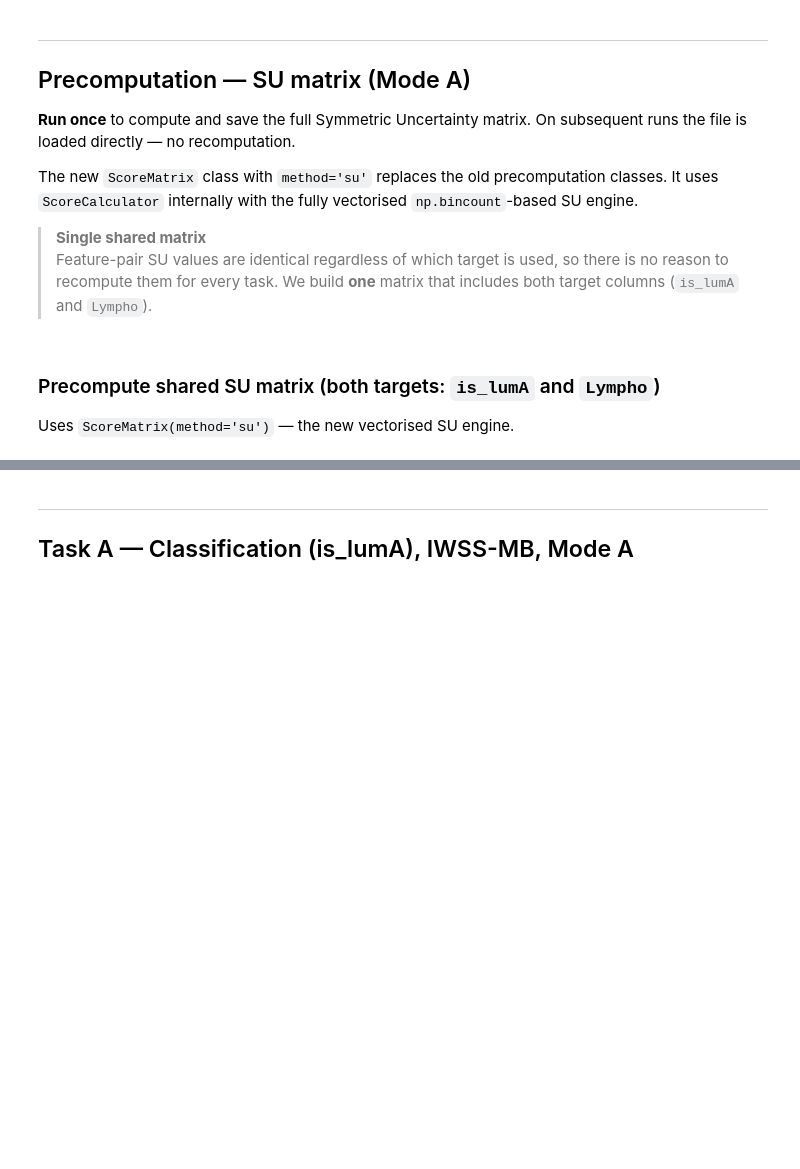
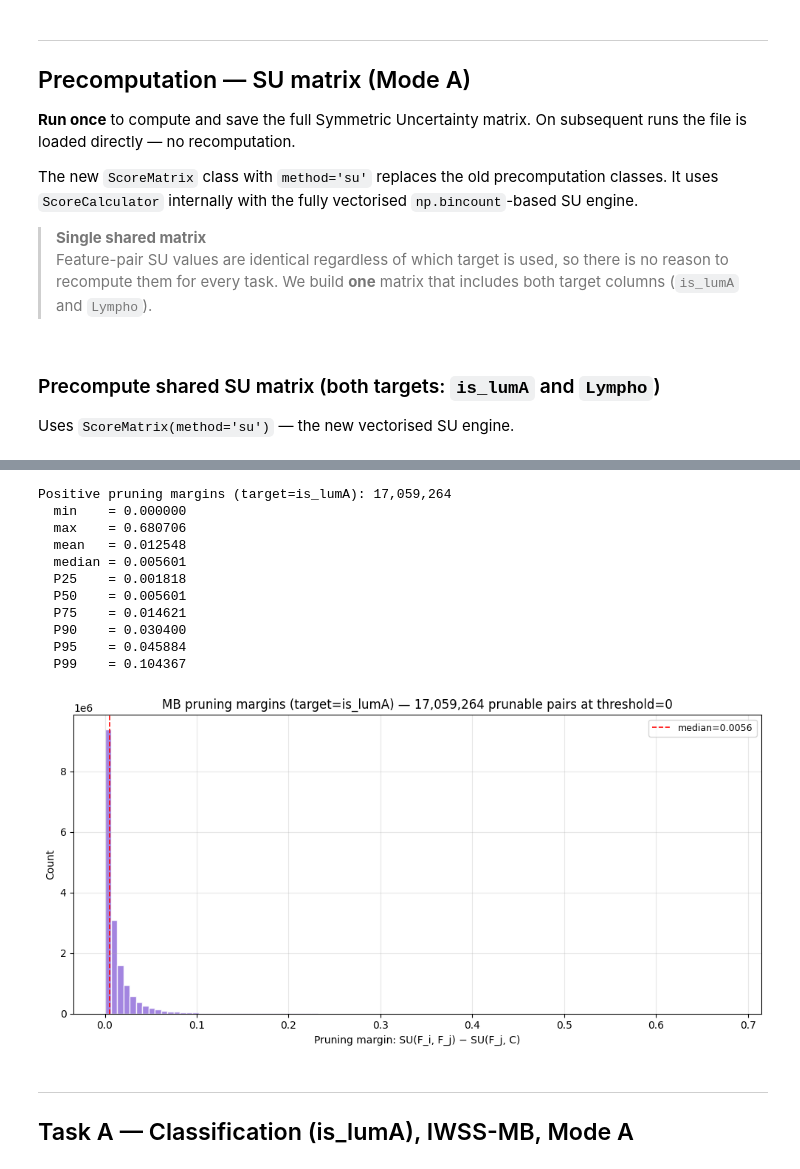
Before and after one commit to netta-br/feature_selection, a Jupyter notebook: src/wrapper_example.ipynb, the cells around one changed output, grey strips where cells are left out. Cells and saved outputs as stored; diff of their text form; code cells hidden in the pictures; blank space fills up the shorter version.

Commit message:
mb threshold and output in notebook

```diff
--- a/src/wrapper_example.ipynb
+++ b/src/wrapper_example.ipynb
@@ -161,3 +315,57 @@ if os.path.exists(SU_PATH):
+# %%
+# Compute MB pruning margins for is_lumA target
+tgt = 'is_lumA'
+if tgt in su_df.columns:
+    su_fC = su_df.loc[feature_names, tgt].values  # SU(f, C) for each feature
+    su_ff_mat = su_df.loc[feature_names, feature_names].values
+
+    # For each pair (i, j) where SU(F_i, C) >= SU(F_j, C):
+    # margin = SU(F_i, F_j) - SU(F_j, C)
+    margins = []
+    n = len(feature_names)
+    for i in range(n):
+        for j in range(n):
+            if i == j: continue
+            if su_fC[i] >= su_fC[j]:
+                margin = su_ff_mat[i, j] - su_fC[j]
+                if margin > 0:  # only positive margins (would be pruned at threshold=0)
+                    margins.append(margin)
+
+    margins = np.array(margins)
+    print(f'Positive pruning margins (target={tgt}): {len(margins):,}')
+    if len(margins) > 0:
+        print(f'  min    = {margins.min():.6f}')
+        print(f'  max    = {margins.max():.6f}')
+        print(f'  mean   = {margins.mean():.6f}')
+        print(f'  median = {np.median(margins):.6f}')
+        for pct in [25, 50, 75, 90, 95, 99]:
+            print(f'  P{pct:02d}    = {np.percentile(margins, pct):.6f}')
+
+        fig, ax = plt.subplots(figsize=(10, 5))
+        ax.hist(margins, bins=100, color='mediumpurple', edgecolor='white', alpha=0.85)
+        ax.axvline(np.median(margins), color='red', ls='--', lw=1.2, label=f'median={np.median(margins):.4f}')
+        ax.set_xlabel('Pruning margin: SU(F_i, F_j) − SU(F_j, C)')
+        ax.set_ylabel('Count')
+        ax.set_title(f'MB pruning margins (target={tgt}) — {len(margins):,} prunable pairs at threshold=0')
+        ax.legend(fontsize=9)
+        ax.grid(True, alpha=0.3)
+        plt.tight_layout()
+        plt.show()
+else:
+    print(f'{tgt} not found in SU matrix.')
+# %% [output]
+Positive pruning margins (target=is_lumA): 17,059,264
+  min    = 0.000000
+  max    = 0.680706
+  mean   = 0.012548
+  median = 0.005601
+  P25    = 0.001818
+  P50    = 0.005601
+  P75    = 0.014621
+  P90    = 0.030400
+  P95    = 0.045884
+  P99    = 0.104367
+[figure, added]
 # %% [markdown]
 ---
 
```
Also changed, not shown: parts of 27 cells of this notebook, 1 other file.
